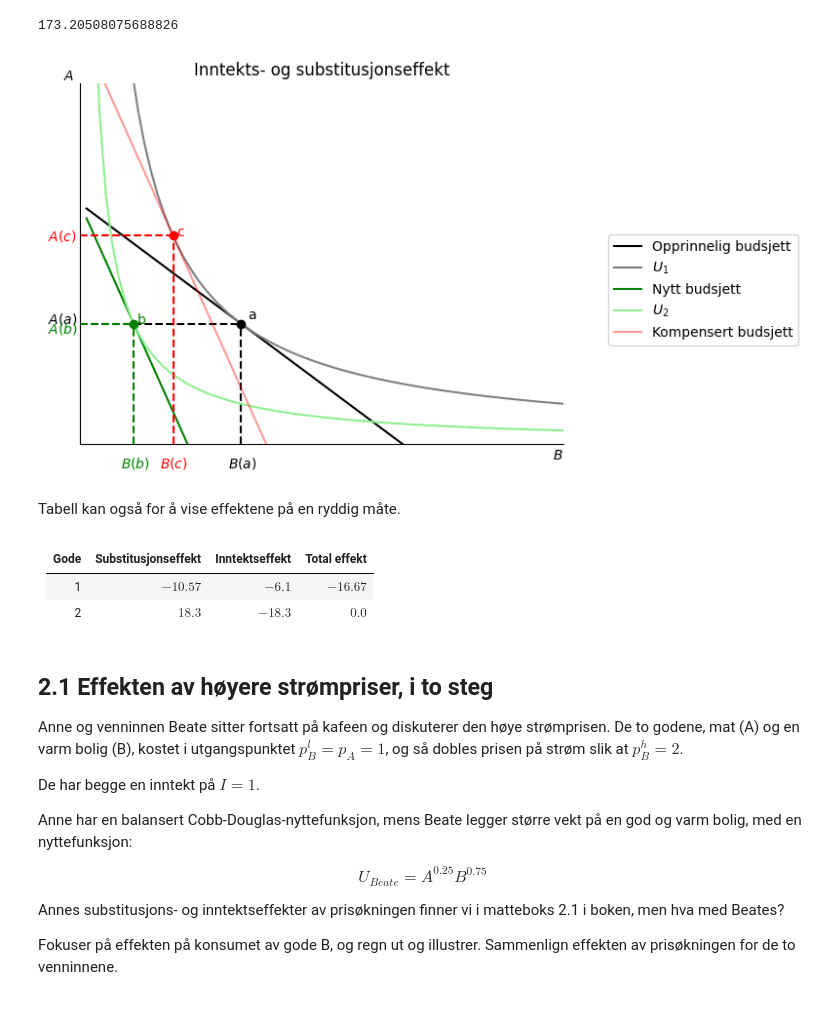
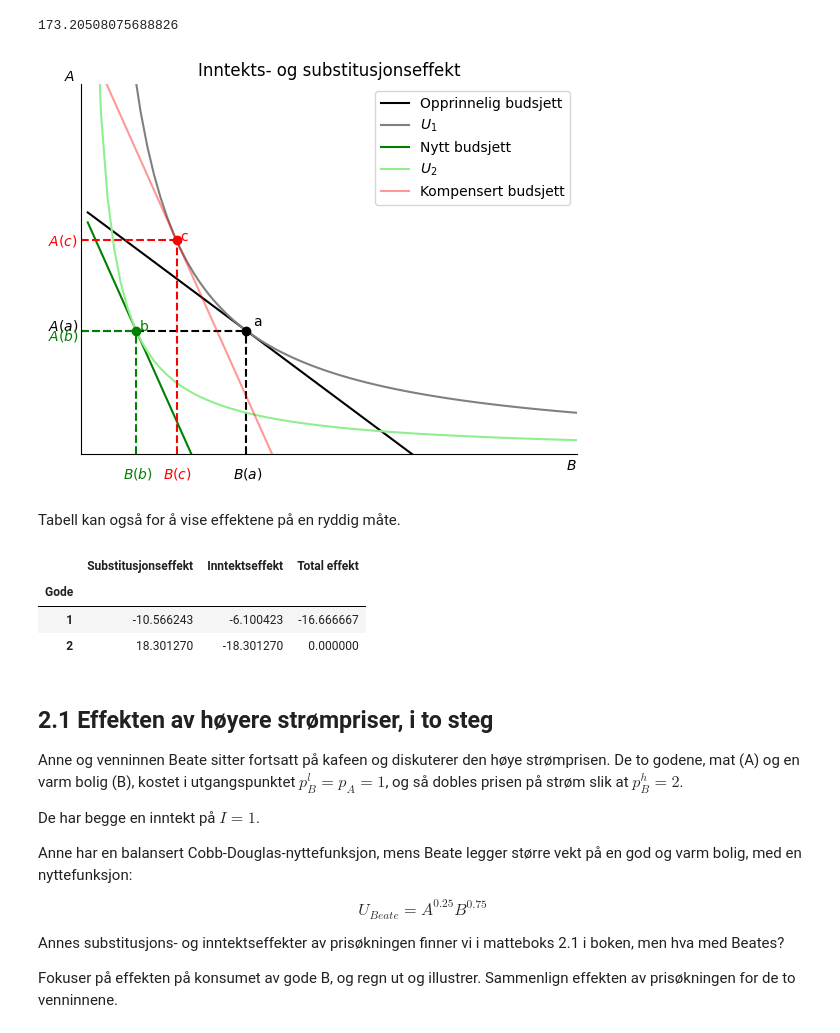
Before and after one commit to uit-sok-1303-v26/uit-sok-1303.v26.github.io, a Jupyter notebook: Konsumenteori - Kapittel 2.ipynb, the cells around one changed output. Cells and saved outputs as stored; diff of their text form; code cells hidden in the pictures.

```diff
--- a/Konsumenteori - Kapittel 2.ipynb
+++ b/Konsumenteori - Kapittel 2.ipynb
@@ -189,7 +200,7 @@ float(fikt_cdm[0])
 # %% [output]
 173.20508075688826
 # %%
-# fiktiv inntekt er 269.24
+# fiktiv inntekt er 173.2
 # med denne inntekten og de nye prisene kan konsumenten få samme nytte til de nye prisene som i utgangspunktet.
 
 # verdier for godene med denne inntekten
@@ -197,7 +208,7 @@ Bcd_eq_komp = float(B_eq.subs([(I, float(fikt_cdm[0])), (p_B, 6), (p_A, 2)]))
 Acd_eq_komp = float(A_eq.subs([(I, float(fikt_cdm[0])), (p_B, 6), (p_A, 2)]))
 
 # tegne budsjett med denne inntekten "kompensert budsjett"
-
+#Obs budjsett er definert som inntekt, x, pris på B, pris på A, ikke omvendt.
 ax.plot(x, budsjett(float(fikt_cdm[0]), x, 6, 2), color='red', alpha=.4, label='Kompensert budsjett')
 
 ax.vlines(Bcd_eq_komp, 0, Acd_eq_komp, ls='dashed', color='red')
@@ -208,34 +219,39 @@ ax.annotate('$A(c)$', (-5, Acd_eq_komp-1), color= 'red', annotation_clip=False)
 ax.annotate('c', (Bcd_eq_komp+.5,Acd_eq_komp), color='red')
 ax.plot(Bcd_eq_komp, Acd_eq_komp , marker='o', color='red')
 
-ax.legend(bbox_to_anchor=(1.5,0.6))
+ax.legend()
 fig
 # %% [output]
-[figure, old version]
+[figure, new version]
 # %% [markdown]
 Tabell kan også for å vise effektene på en ryddig måte.
 # %%
+# generell tabell
 
-from IPython.display import Markdown
-
-Substitusjonseffekt_gode1 = Bcd_eq_komp-B_eq_num
+import pandas as pd
+Substitusjonseffekt_gode_1 = Bcd_eq_komp-B_eq_num
 Inntektseffekt_gode_1 = B_eq_ny-Bcd_eq_komp
 Totaleffekt_gode_1 = B_eq_ny-B_eq_num
 
-tblcd=f"""
-|    Gode     | Substitusjonseffekt|  Inntektseffekt  |  Total effekt  |
-| :----------------------| :------------------| :------------------------| :--------------|
-| 1 | ${np.round(float(Bcd_eq_komp-B_eq_num),2)}$|${np.round(float(B_eq_ny-Bcd_eq_komp),2)}$| ${np.round(float(B_eq_ny-B_eq_num),2)}$     |
-| 2 |${np.round(float(Acd_eq_komp-A_eq_num),2)}$ | ${np.round(float(A_eq_ny-Acd_eq_komp),2)}$ |  ${np.round(float(A_eq_ny-A_eq_num),2)}$    |
 
-"""
-display(Markdown(tblcd))
+Substitusjonseffekt_gode_2 = Acd_eq_komp-A_eq_num
+Inntektseffekt_gode_2 = A_eq_ny-Acd_eq_komp
+Totaleffekt_gode_2 = A_eq_ny-A_eq_num
+
+df = pd.DataFrame({
+    "Gode": ["1", "2"],
+    "Substitusjonseffekt": [Substitusjonseffekt_gode_1, Substitusjonseffekt_gode_2],
+    "Inntektseffekt": [Inntektseffekt_gode_1, Inntektseffekt_gode_2],
+    "Total effekt": [Totaleffekt_gode_1, Totaleffekt_gode_2]
+})
+
+df.set_index('Gode', inplace=True) #fjerner index kolonnen
+display(df)
 # %% [output]
-
-|    Gode     | Substitusjonseffekt|  Inntektseffekt  |  Total effekt  |
-| :----------------------| :------------------| :------------------------| :--------------|
-| 1 | $-10.57$|$-6.1$| $-16.67$     |
-| 2 |$18.3$ | $-18.3$ |  $0.0$    |
+|  | Substitusjonseffekt | Inntektseffekt | Total effekt |
+| Gode |  |  |  |
+| 1 | -10.566243 | -6.100423 | -16.666667 |
+| 2 | 18.301270 | -18.301270 | 0.000000 |
 # %% [markdown]
 ## 2.1 Effekten av høyere strømpriser, i to steg
 
```
Also changed, not shown: parts of 11 cells of this notebook.
